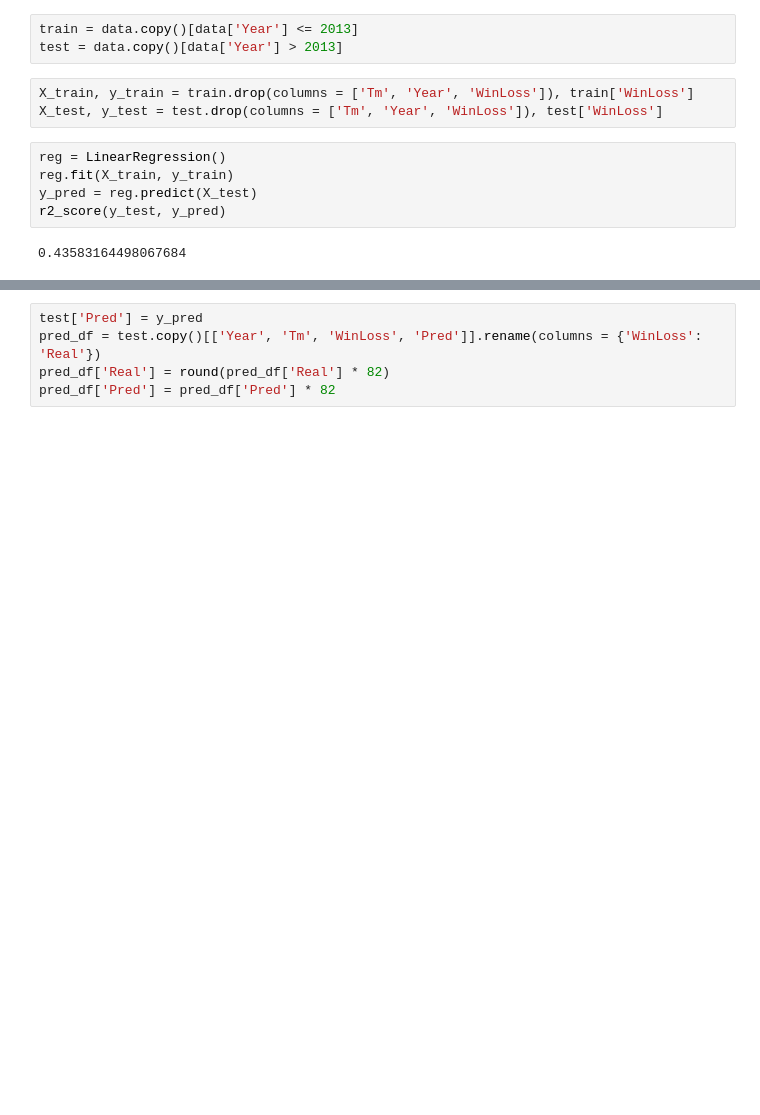
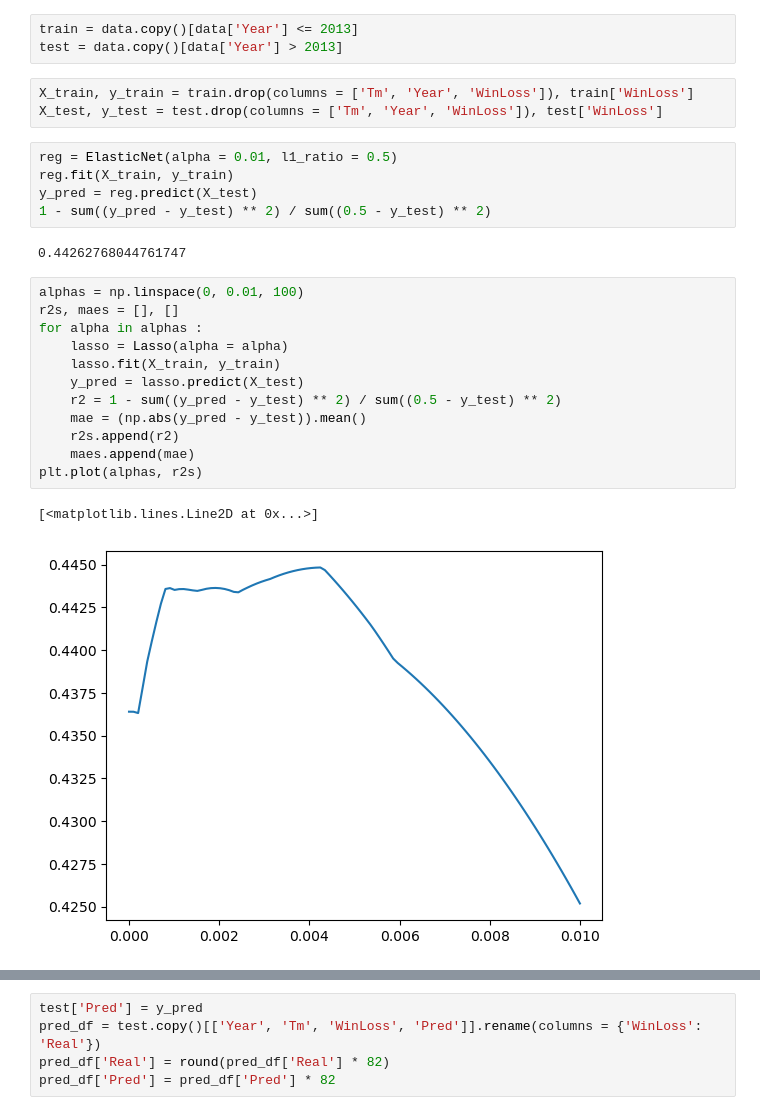
Before and after one commit to martinbog19/balling-on-the-edge, a Jupyter notebook: linear_models.ipynb, the cells around one changed output, grey strips where cells are left out. Drawn from its saved outputs; the diff is of its cells as text; blank space fills up the shorter version.

Commit message:
elasticnet

```diff
--- a/linear_models.ipynb
+++ b/linear_models.ipynb
@@ -24,9 +24,24 @@ test = data.copy()[data['Year'] > 2013]
 X_train, y_train = train.drop(columns = ['Tm', 'Year', 'WinLoss']), train['WinLoss']
 X_test, y_test = test.drop(columns = ['Tm', 'Year', 'WinLoss']), test['WinLoss']
 # %%
-reg = LinearRegression()
+reg = ElasticNet(alpha = 0.01, l1_ratio = 0.5)
 reg.fit(X_train, y_train)
 y_pred = reg.predict(X_test)
-r2_score(y_test, y_pred)
+1 - sum((y_pred - y_test) ** 2) / sum((0.5 - y_test) ** 2)
 # %% [output]
-0.43583164498067684
+0.44262768044761747
+# %%
+alphas = np.linspace(0, 0.01, 100)
+r2s, maes = [], []
+for alpha in alphas :
+    lasso = Lasso(alpha = alpha)
+    lasso.fit(X_train, y_train)
+    y_pred = lasso.predict(X_test)
+    r2 = 1 - sum((y_pred - y_test) ** 2) / sum((0.5 - y_test) ** 2)
+    mae = (np.abs(y_pred - y_test)).mean()
+    r2s.append(r2)
+    maes.append(mae)
+plt.plot(alphas, r2s)
+# %% [output]
+[<matplotlib.lines.Line2D at 0x...>]
+[figure, added]
```
Also changed, not shown: parts of 4 cells of this notebook, 2 other files.
